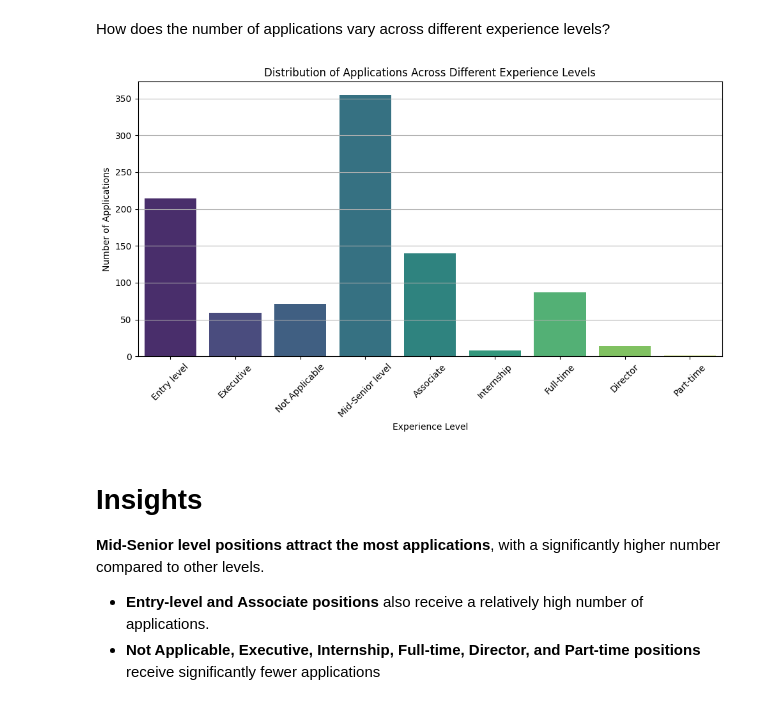
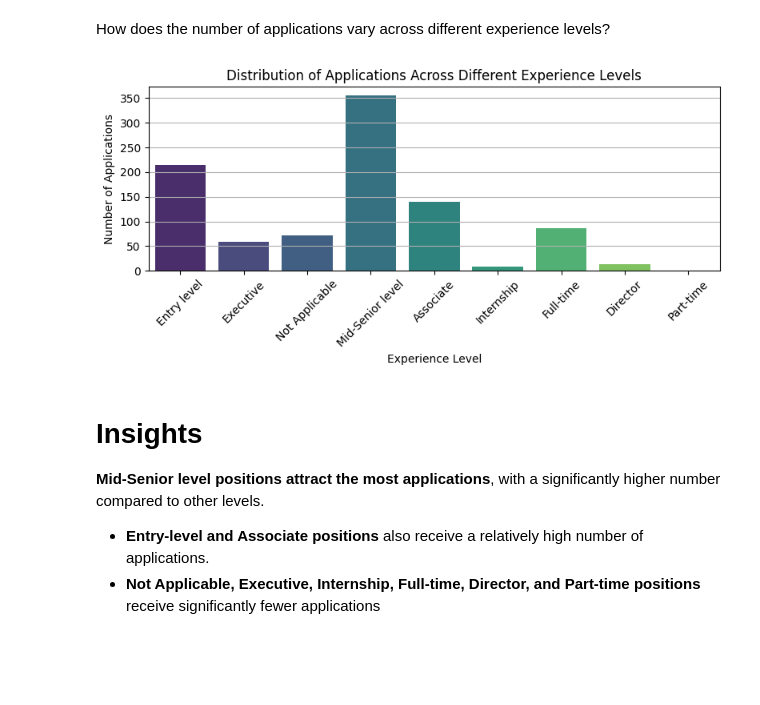
Before and after one commit to krishnx27/Linkedin-Job-analysis-using-Pyhton, a Jupyter notebook: LinkedinJobAnalysis.ipynb, the cells around one changed output. Saved outputs shown, nothing was run; the diff lists cells and outputs as text; code cells hidden in the pictures; blank space fills up the shorter version.

```diff
--- a/LinkedinJobAnalysis.ipynb
+++ b/LinkedinJobAnalysis.ipynb
@@ -322,17 +535,17 @@ Name: count, dtype: int64
  How does the number of applications vary across different experience levels?
 # %%
 
-plt.figure(figsize=(10, 6))
+plt.figure(figsize=(8, 4))
 sns.countplot(x='experienceLevel', data=data, palette='viridis')
 plt.title('Distribution of Applications Across Different Experience Levels')
 plt.xlabel('Experience Level')
 plt.ylabel('Number of Applications')
 plt.xticks(rotation=45)
 plt.grid(axis='y')
 plt.tight_layout()
 plt.show()
 # %% [output]
-[figure, old version]
+[figure, new version]
 # %% [markdown]
 # Insights
 **Mid-Senior level positions attract the most applications**, with a significantly higher number compared to other levels.
```
Also changed, not shown: parts of 32 cells of this notebook.
